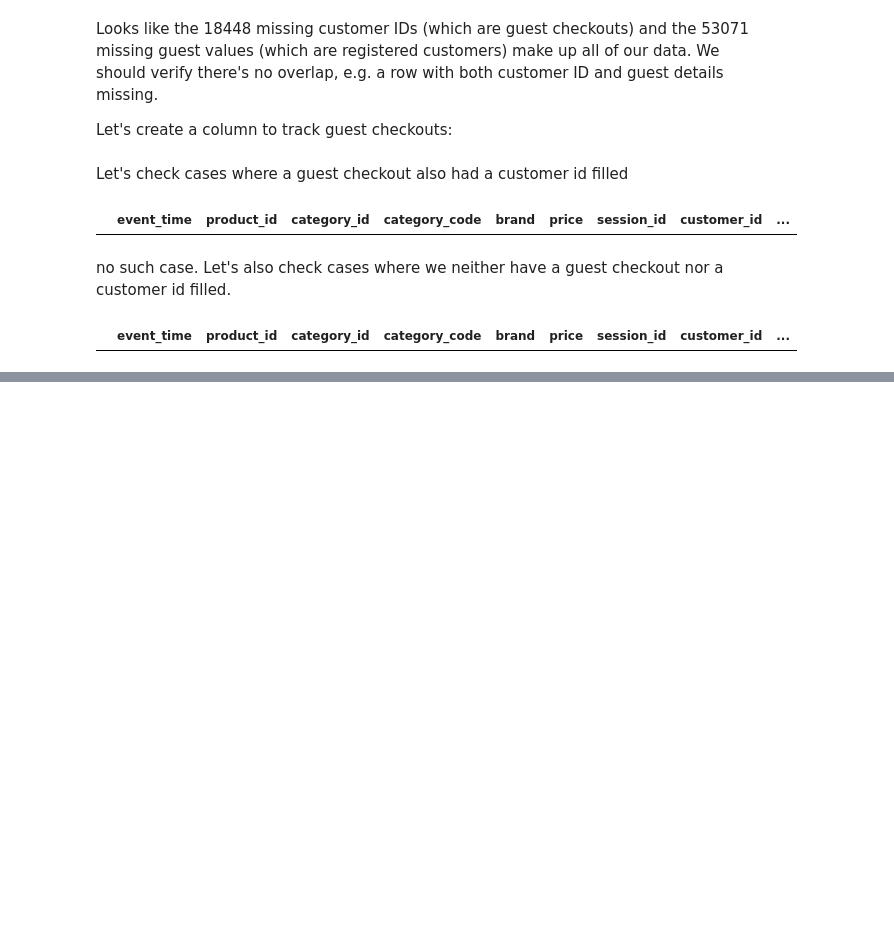
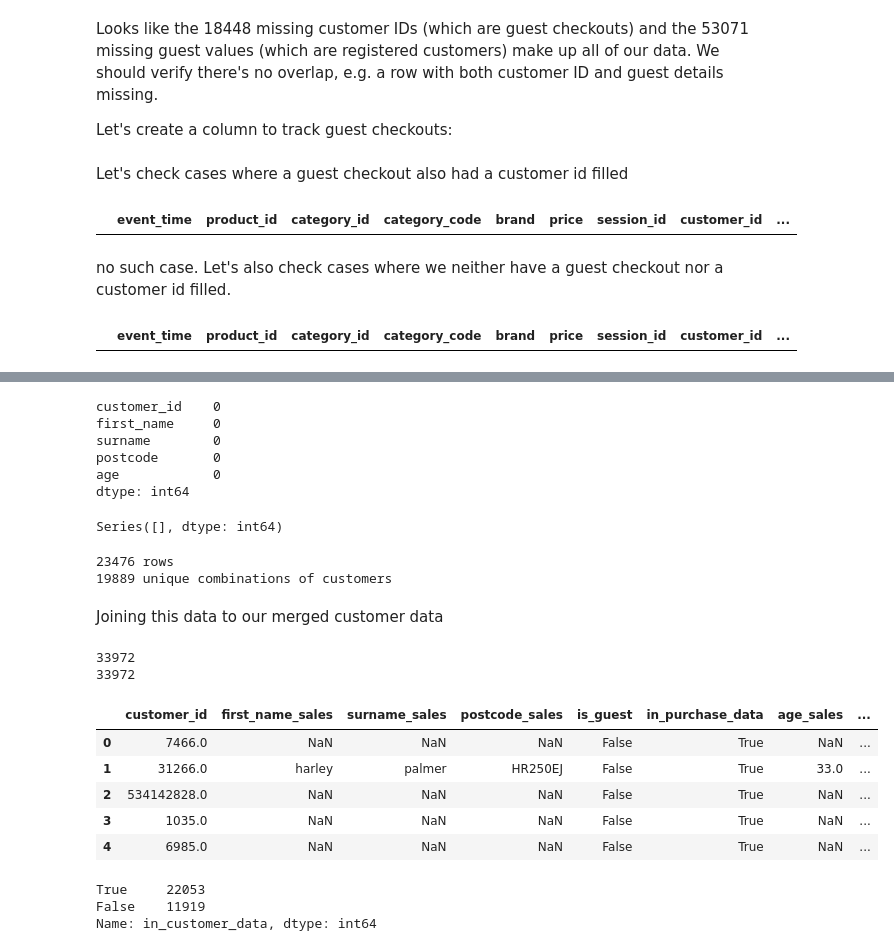
Before and after one commit to kbattish/Real-Life-Data-Analysis-Projects, a Jupyter notebook: customer-data-modeling/notebooks/customer_data_modeling.ipynb, the cells around one changed output, grey strips where cells are left out. Drawn from its saved outputs; the diff is of its cells as text; code cells hidden in the pictures; blank space fills up the shorter version.

```diff
--- a/customer-data-modeling/notebooks/customer_data_modeling.ipynb
+++ b/customer-data-modeling/notebooks/customer_data_modeling.ipynb
@@ -168,0 +385,4 @@ sales_customers["postcode"] = sales_customers["postcode"].str.strip()
+# %%
+customers = pd.read_csv("../data/customer_database.csv")
+print(customers.shape)
+customers.head()
@@ -168,0 +397,59 @@ sales_customers["postcode"] = sales_customers["postcode"].str.strip()
+# %%
+customers.isnull().sum()
+# %% [output]
+customer_id    0
+first_name     0
+surname        0
+postcode       0
+age            0
+dtype: int64
+# %%
+for col in ["first_name", "surname"]:
+    customers[col] = customers[col].str.lower().str.strip()
+
+customers["postcode"] = customers["postcode"].str.strip()
+# %%
+customers.groupby("customer_id").size().loc[lambda x: x>1]
+# %% [output]
+Series([], dtype: int64)
+# %%
+print("{} rows".format(len(customers)))
+unique_customers = customers.drop(columns="customer_id").drop_duplicates()
+print("{} unique combinations of customers".format(len(unique_customers)))
+# %% [output]
+23476 rows
+19889 unique combinations of customers
+# %% [markdown]
+Joining this data to our merged customer data
+# %%
+print(len(sales_and_crm_customers))
+
+all_customers = sales_and_crm_customers.merge(customers, on="customer_id", how="left", suffixes=("_sales", "_customers"))
+print(len(all_customers))
+all_customers.head()
+# %% [output]
+33972
+33972
+|  | customer_id | first_name_sales | surname_sales | postcode_sales | is_guest | in_purchase_data | age_sales | ... |
+| 0 | 7466.0 | NaN | NaN | NaN | False | True | NaN | ... |
+| 1 | 31266.0 | harley | palmer | HR250EJ | False | True | 33.0 | ... |
+| 2 | 534142828.0 | NaN | NaN | NaN | False | True | NaN | ... |
+| 3 | 1035.0 | NaN | NaN | NaN | False | True | NaN | ... |
+| 4 | 6985.0 | NaN | NaN | NaN | False | True | NaN | ... |
+# %%
+# now we have duplicate customer detail columns, so merge them into the old ones
+merged_customers_filter = (
+    (all_customers["customer_id"].notnull()) # only for actual customers
+    # only if they have at least first or surname filled in
+    & ((all_customers["first_name_customers"].notnull())
+       | (all_customers["surname_customers"].notnull()))
+)
+
+all_customers.loc[merged_customers_filter, "in_customer_data"] = True
+all_customers.loc[~merged_customers_filter, "in_customer_data"] = False
+
+all_customers["in_customer_data"].value_counts()
+# %% [output]
+True     22053
+False    11919
+Name: in_customer_data, dtype: int64
```
Also changed, not shown: parts of 67 cells of this notebook.
